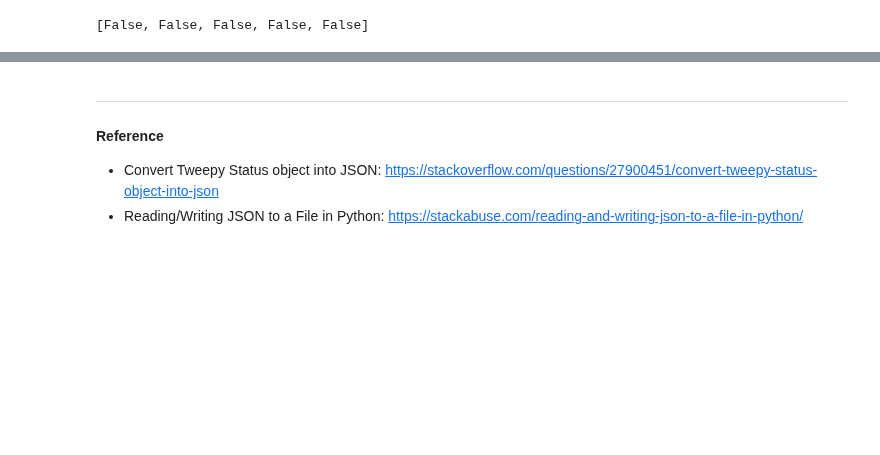
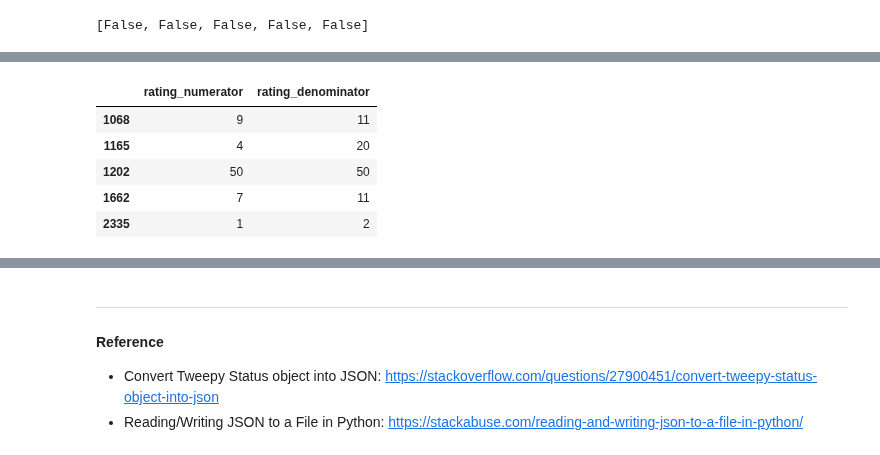
Before and after one commit to Steve-Choi/DAND, a Jupyter notebook: Wrangle-and-Analyze-Data/wrangle_act.ipynb, the cells around one changed output, grey strips where cells are left out. Saved outputs shown, nothing was run; the diff lists cells and outputs as text; code cells hidden in the pictures; blank space fills up the shorter version.

```diff
--- a/Wrangle-and-Analyze-Data/wrangle_act.ipynb
+++ b/Wrangle-and-Analyze-Data/wrangle_act.ipynb
@@ -474,0 +583,10 @@ df_arc_cp.drop(columns=cols, inplace=True)
+# %%
+# compare with archive data for the same index
+df_arc_cp.loc[rating_correct.index][['rating_numerator','rating_denominator']]
+# %% [output]
+|  | rating_numerator | rating_denominator |
+| 1068 | 9 | 11 |
+| 1165 | 4 | 20 |
+| 1202 | 50 | 50 |
+| 1662 | 7 | 11 |
+| 2335 | 1 | 2 |
```
Also changed, not shown: parts of 42 cells of this notebook.
